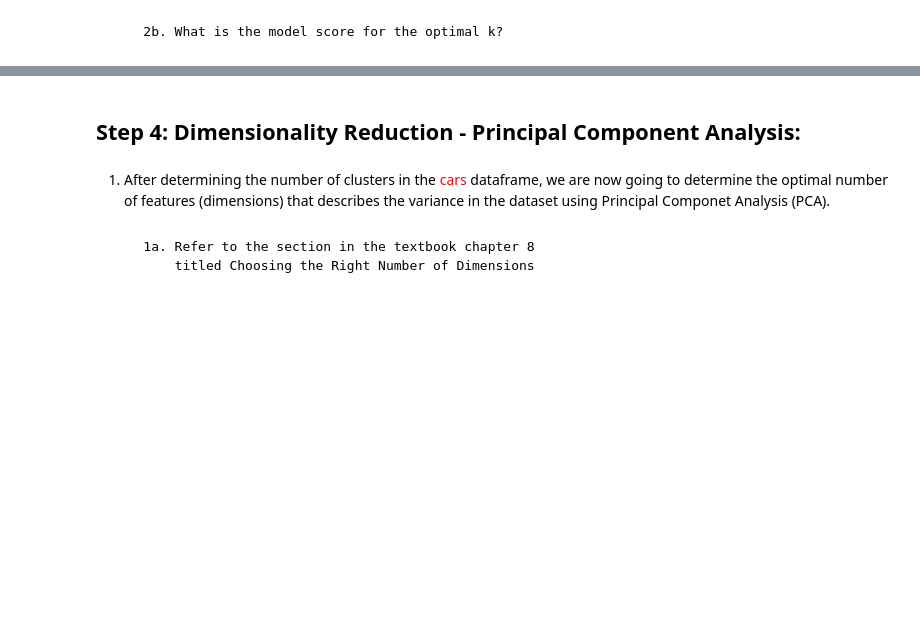
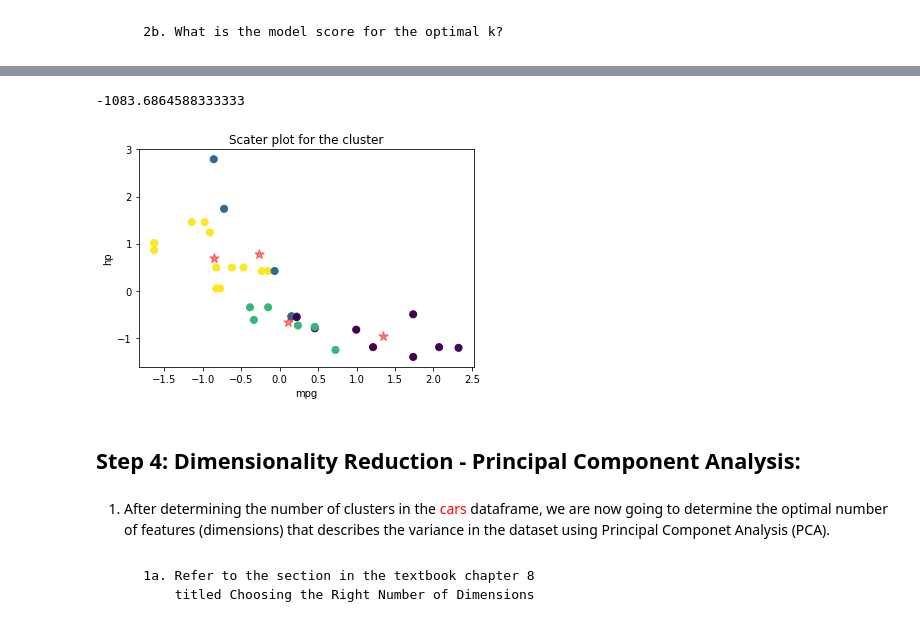
Before and after one commit to yared-shewarade/Machine_Learnig_Project, a Jupyter notebook: K-Means Clustering_CarModel/mtcars.ipynb, the cells around one changed output, grey strips where cells are left out. Cells and saved outputs as stored; diff of their text form; code cells hidden in the pictures; blank space fills up the shorter version.

Commit message:
Cars k-means cluster

```diff
--- a/K-Means Clustering_CarModel/mtcars.ipynb
+++ b/K-Means Clustering_CarModel/mtcars.ipynb
@@ -380,2 +385,7 @@ plt.show()
 # %% [markdown]
         2b. What is the model score for the optimal k?
+# %%
+model_kmeans = KMeans(n_clusters=4, init='k-means++', random_state=42)
+y_pred = model_kmeans.fit_predict(scaled_cars)
+cars['Cluster'] = y_pred
+cars.head()
@@ -382,3 +399,20 @@ plt.show()
+# %%
+center_4 = model_kmeans.cluster_centers_
+# %%
+grid_clf.score(cars, y_pred)
+# %% [output]
+-1083.6864588333333
+# %%
+# K = 4
+#plt.figure(figsize=(5, 5))
+plt.scatter(scaled_cars[:,0], scaled_cars[:,3], c=y_pred, s=50, cmap='viridis')
+plt.scatter(center_4[:,0], center_4[:,3], c='red', marker='*', s=100, alpha=0.5)
+plt.xlabel("mpg")
+plt.ylabel("hp")
+plt.title("Scater plot for the cluster")
+plt.show()
+# %% [output]
+[figure, added]
 # %% [markdown]
 ## Step 4: Dimensionality Reduction - Principal Component Analysis:
 # %% [markdown]
```
Also changed, not shown: parts of 14 cells of this notebook.
